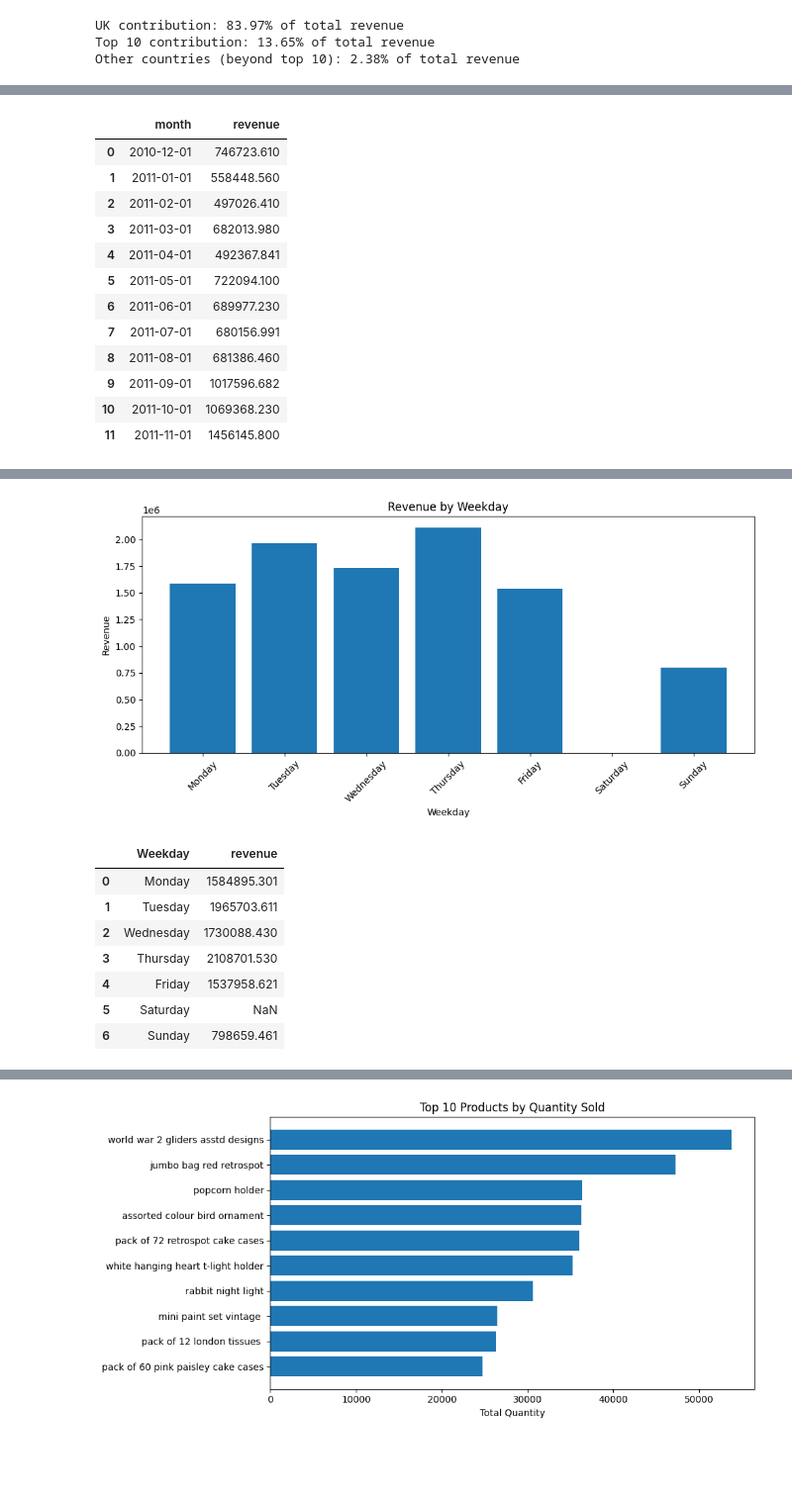
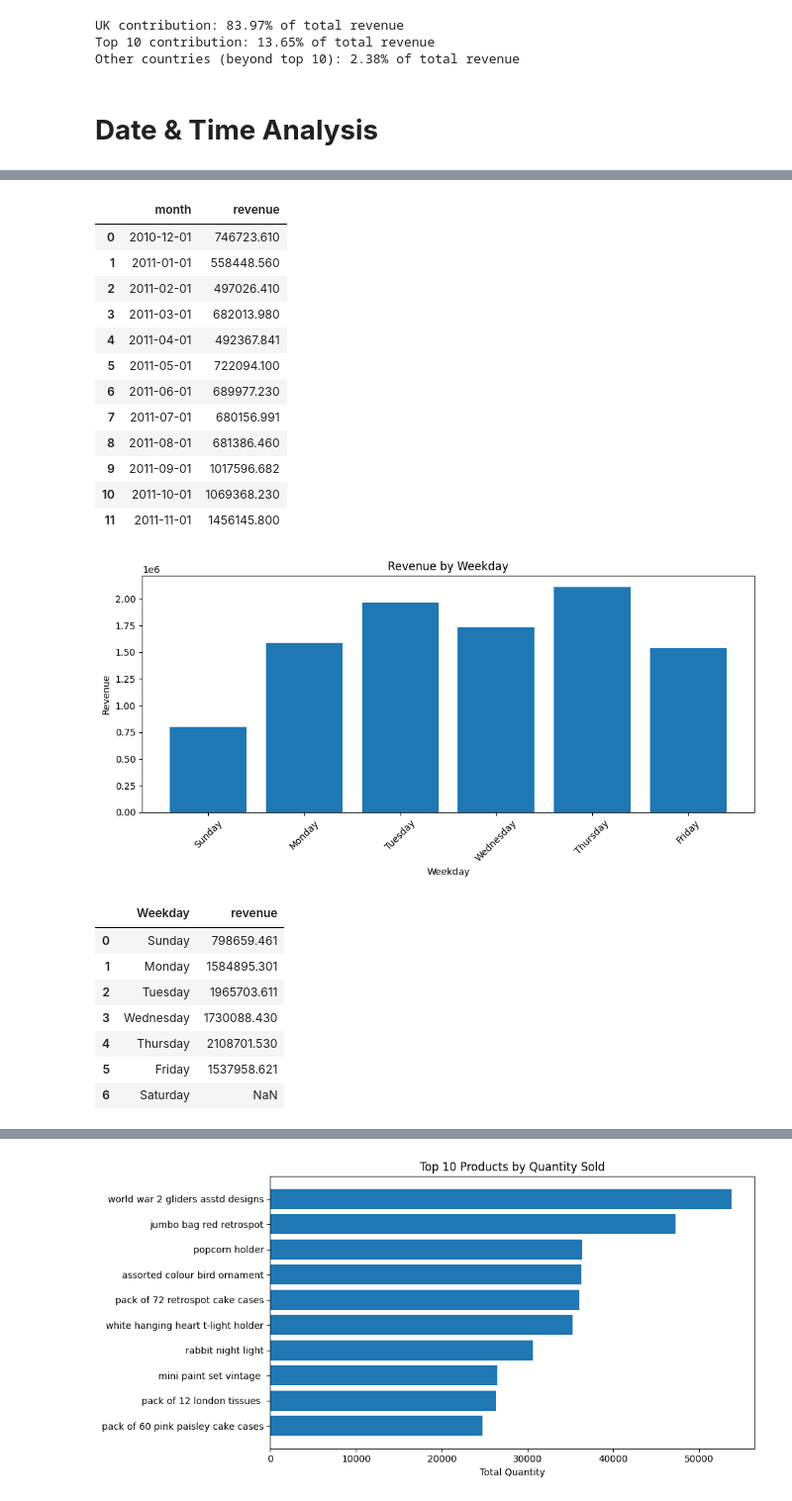
Before and after one commit to moodv/data-analytics-portfolio, a Jupyter notebook: Project2-online-retail/notebooks/EDA.ipynb, the cells around one changed output, grey strips where cells are left out. Shown at 99% size. Cells and saved outputs as stored; diff of their text form; code cells hidden in the pictures; blank space fills up the shorter version.

```diff
--- a/Project2-online-retail/notebooks/EDA.ipynb
+++ b/Project2-online-retail/notebooks/EDA.ipynb
@@ -212,33 +199,69 @@ dtype: float64
 UK contribution: 83.97% of total revenue
 Top 10 contribution: 13.65% of total revenue
 Other countries (beyond top 10): 2.38% of total revenue
+# %% [markdown]
+# **Date & Time Analysis**
 # %%
 # monthly revenue trend (big picture)
 monthly = df.groupby(df['InvoiceDate'].dt.to_period('M'))['TotalPrice'].sum().sort_index()
 monthly.index = monthly.index.to_timestamp()
 plt.figure()
 plt.plot(monthly.index, monthly.values, marker='o')
 plt.title("Monthly Revenue Trend")
 plt.xlabel("Month")
 plt.ylabel("Revenue")
 plt.grid(True)
 plt.tight_layout()
 plt.show()
+display(monthly.reset_index().rename(columns={'InvoiceDate':'month','TotalPrice':'revenue'}).head(12))
 
-# also show the table
-display(monthly.reset_index().rename(columns={'InvoiceDate':'month','TotalPrice':'revenue'}).head(12))
+
+# Busy Weekdays (Saturday is OFF/ =NaN)
+weekday_order = ['Sunday','Monday','Tuesday','Wednesday','Thursday','Friday','Saturday']
+weekday = df.groupby('Weekday')['TotalPrice'].sum().reindex(weekday_order)
+plt.figure()
+plt.bar(weekday.index, weekday.values)
+plt.title("Revenue by Weekday")
+plt.xlabel("Weekday")
+plt.ylabel("Revenue")
+plt.xticks(rotation=45)
+plt.tight_layout()
+plt.show()
+display(weekday.reset_index().rename(columns={'TotalPrice':'revenue'}))
+
+
+# hourly revenue pattern
+hour = df.groupby('Hour')['TotalPrice'].sum().sort_index()
+plt.figure()
+plt.plot(hour.index, hour.values, marker='o')
+plt.title("Revenue by Hour of Day")
+plt.xlabel("Hour (0-23)")
+plt.ylabel("Revenue")
+plt.grid(True)
+plt.tight_layout()
+plt.show()
+display(hour.reset_index().rename(columns={'TotalPrice':'revenue'}))
 # %% [output]
 [figure]
 |  | month | revenue |
 | 0 | 2010-12-01 | 746723.610 |
 | 1 | 2011-01-01 | 558448.560 |
 | 2 | 2011-02-01 | 497026.410 |
 | 3 | 2011-03-01 | 682013.980 |
 | 4 | 2011-04-01 | 492367.841 |
 | 5 | 2011-05-01 | 722094.100 |
 | 6 | 2011-06-01 | 689977.230 |
 | 7 | 2011-07-01 | 680156.991 |
 | 8 | 2011-08-01 | 681386.460 |
 | 9 | 2011-09-01 | 1017596.682 |
 | 10 | 2011-10-01 | 1069368.230 |
 | 11 | 2011-11-01 | 1456145.800 |
+[figure, added]
+|  | Weekday | revenue |
+| 0 | Sunday | 798659.461 |
+| 1 | Monday | 1584895.301 |
+| 2 | Tuesday | 1965703.611 |
+| 3 | Wednesday | 1730088.430 |
+| 4 | Thursday | 2108701.530 |
+| 5 | Friday | 1537958.621 |
+| 6 | Saturday | NaN |
@@ -245,23 +284,0 @@ display(monthly.reset_index().rename(columns={'InvoiceDate':'month','TotalPrice'
-# %%
-# Cell 5 — weekday totals (Mon..Sun)
-weekday_order = ['Monday','Tuesday','Wednesday','Thursday','Friday','Saturday','Sunday']
-weekday = df.groupby('Weekday')['TotalPrice'].sum().reindex(weekday_order)
-plt.figure()
-plt.bar(weekday.index, weekday.values)
-plt.title("Revenue by Weekday")
-plt.xlabel("Weekday")
-plt.ylabel("Revenue")
-plt.xticks(rotation=45)
-plt.tight_layout()
-plt.show()
-display(weekday.reset_index().rename(columns={'TotalPrice':'revenue'}))
-# %% [output]
-[figure, removed]
-|  | Weekday | revenue |
-| 0 | Monday | 1584895.301 |
-| 1 | Tuesday | 1965703.611 |
-| 2 | Wednesday | 1730088.430 |
-| 3 | Thursday | 2108701.530 |
-| 4 | Friday | 1537958.621 |
-| 5 | Saturday | NaN |
-| 6 | Sunday | 798659.461 |
```
Also changed, not shown: parts of 12 cells of this notebook.
